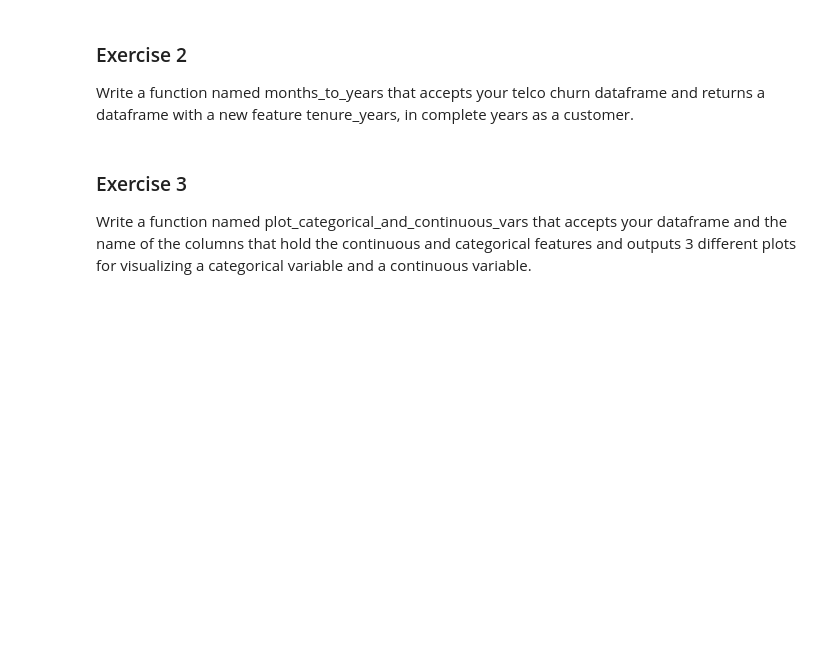
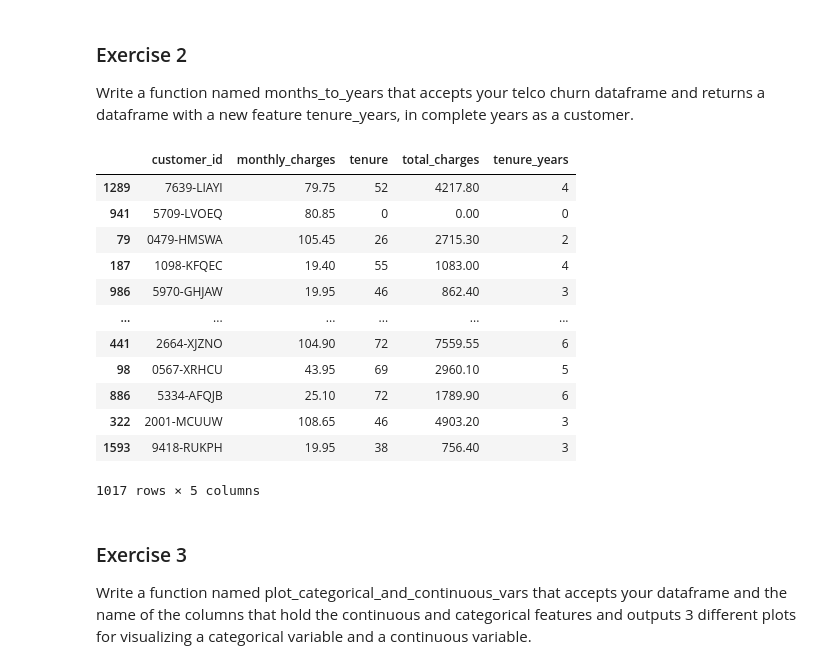
Before and after one commit to gilbert-noriega-ii/regression-exercises, a Jupyter notebook: explore_telco.ipynb, the cells around one changed output. Drawn from its saved outputs; the diff is of its cells as text; code cells hidden in the pictures; blank space fills up the shorter version.

```diff
--- a/explore_telco.ipynb
+++ b/explore_telco.ipynb
@@ -14,0 +61,16 @@ Write a function named months_to_years that accepts your telco churn dataframe a
+# %%
+explore.month_to_years(train)
+# %% [output]
+|  | customer_id | monthly_charges | tenure | total_charges | tenure_years |
+| 1289 | 7639-LIAYI | 79.75 | 52 | 4217.80 | 4 |
+| 941 | 5709-LVOEQ | 80.85 | 0 | 0.00 | 0 |
+| 79 | 0479-HMSWA | 105.45 | 26 | 2715.30 | 2 |
+| 187 | 1098-KFQEC | 19.40 | 55 | 1083.00 | 4 |
+| 986 | 5970-GHJAW | 19.95 | 46 | 862.40 | 3 |
+| ... | ... | ... | ... | ... | ... |
+| 441 | 2664-XJZNO | 104.90 | 72 | 7559.55 | 6 |
+| 98 | 0567-XRHCU | 43.95 | 69 | 2960.10 | 5 |
+| 886 | 5334-AFQJB | 25.10 | 72 | 1789.90 | 6 |
+| 322 | 2001-MCUUW | 108.65 | 46 | 4903.20 | 3 |
+| 1593 | 9418-RUKPH | 19.95 | 38 | 756.40 | 3 |
+1017 rows × 5 columns
```
Also changed, not shown: parts of 11 cells of this notebook.
